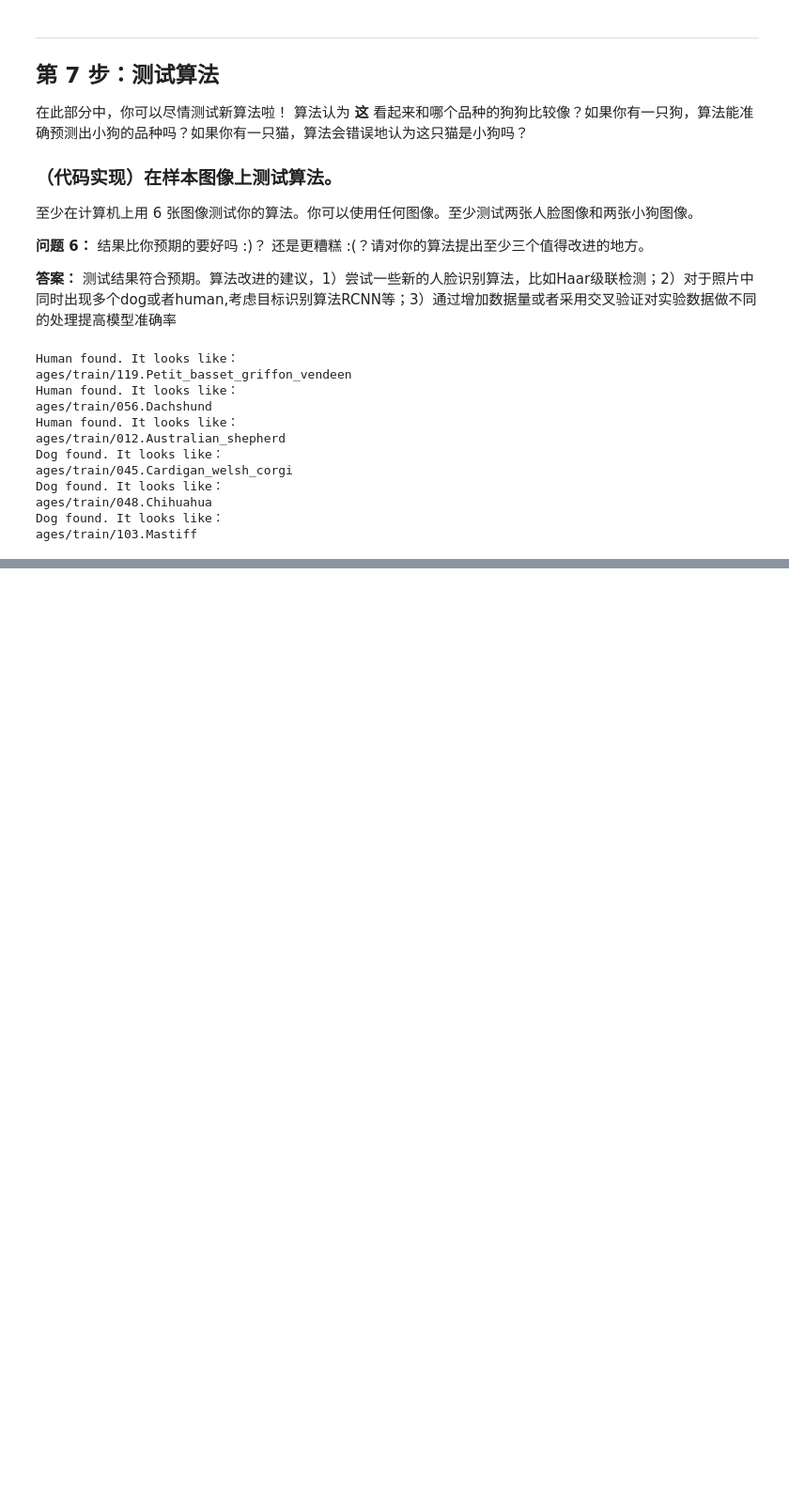
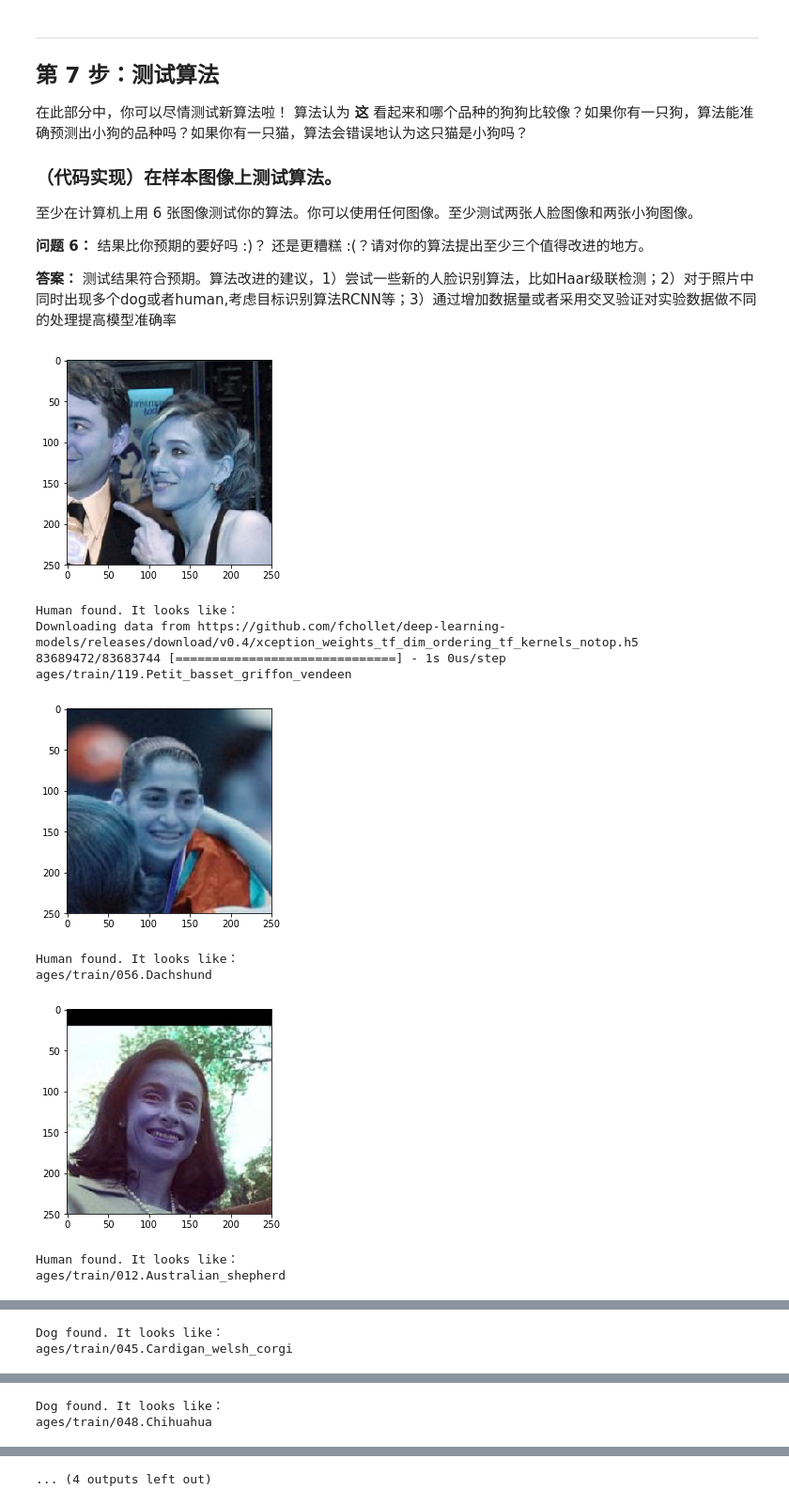
Before and after one commit to goheaven/DS_capstone_dog_CNN, a Jupyter notebook: dog_app-zh.ipynb, the cells around one changed output, grey strips where cells are left out. Shown at 94% size. Saved outputs shown, nothing was run; the diff lists cells and outputs as text; code cells hidden in the pictures; blank space fills up the shorter version.

Commit message:
v3.0 tested with images
Test different images for visual results

```diff
--- a/dog_app-zh.ipynb
+++ b/dog_app-zh.ipynb
@@ -746,9 +746,13 @@ def Xception_predict_breed(img_path):
 ### TODO: Write your algorithm.
 ### Feel free to use as many code cells as needed.
 def predict_dog(img_path):
+    img = cv2.imread(img_path)
+    plt.imshow(img)
+    plt.show()
     if dog_detector(img_path):
         print('Dog found. It looks like： ')
         print(Xception_predict_breed(img_path))
+        # display the image, along with bounding box
     elif face_detector(img_path):
         print('Human found. It looks like： ')
         print(Xception_predict_breed(img_path))
@@ -771,25 +775,27 @@ __答案：__ 测试结果符合预期。算法改进的建议，1）尝试一
 # %%
 ## TODO: Execute your algorithm from Step 6 on
 ## at least 6 images on your computer.
 ## Feel free to use as many code cells as needed.
 predict_dog(human_files[100])
 predict_dog(human_files[1000])
 predict_dog(human_files[5000])
 
 
 predict_dog(train_files[100])
 predict_dog(train_files[1000])
 predict_dog(train_files[5000])
+
+predict_dog('images/American_water_spaniel_00648.jpg')
+predict_dog('images/Brittany_02625.jpg')
 # %% [output]
+[figure, added]
 Human found. It looks like：
+Downloading data from https://github.com/fchollet/deep-learning-models/releases/download/v0.4/xception_weights_tf_dim_ordering_tf_kernels_notop.h5
+83689472/83683744 [==============================] - 1s 0us/step
 ages/train/119.Petit_basset_griffon_vendeen
-Human found. It looks like：
-ages/train/056.Dachshund
-Human found. It looks like：
-ages/train/012.Australian_shepherd
-Dog found. It looks like：
-ages/train/045.Cardigan_welsh_corgi
-Dog found. It looks like：
-ages/train/048.Chihuahua
-Dog found. It looks like：
-ages/train/103.Mastiff
+[figure, added]
+Human found. It looks like：
+ages/train/056.Dachshund
+[figure, added]
+Human found. It looks like：
+ages/train/012.Australian_shepherd
@@ -795,0 +803,2 @@ ages/train/103.Mastiff
+Dog found. It looks like：
+ages/train/045.Cardigan_welsh_corgi
@@ -795,0 +806,2 @@ ages/train/103.Mastiff
+Dog found. It looks like：
+ages/train/048.Chihuahua
@@ -795,0 +811 @@ ages/train/103.Mastiff
+... (4 outputs left out)
```
Also changed, not shown: parts of 3 cells of this notebook, 2 other files.
